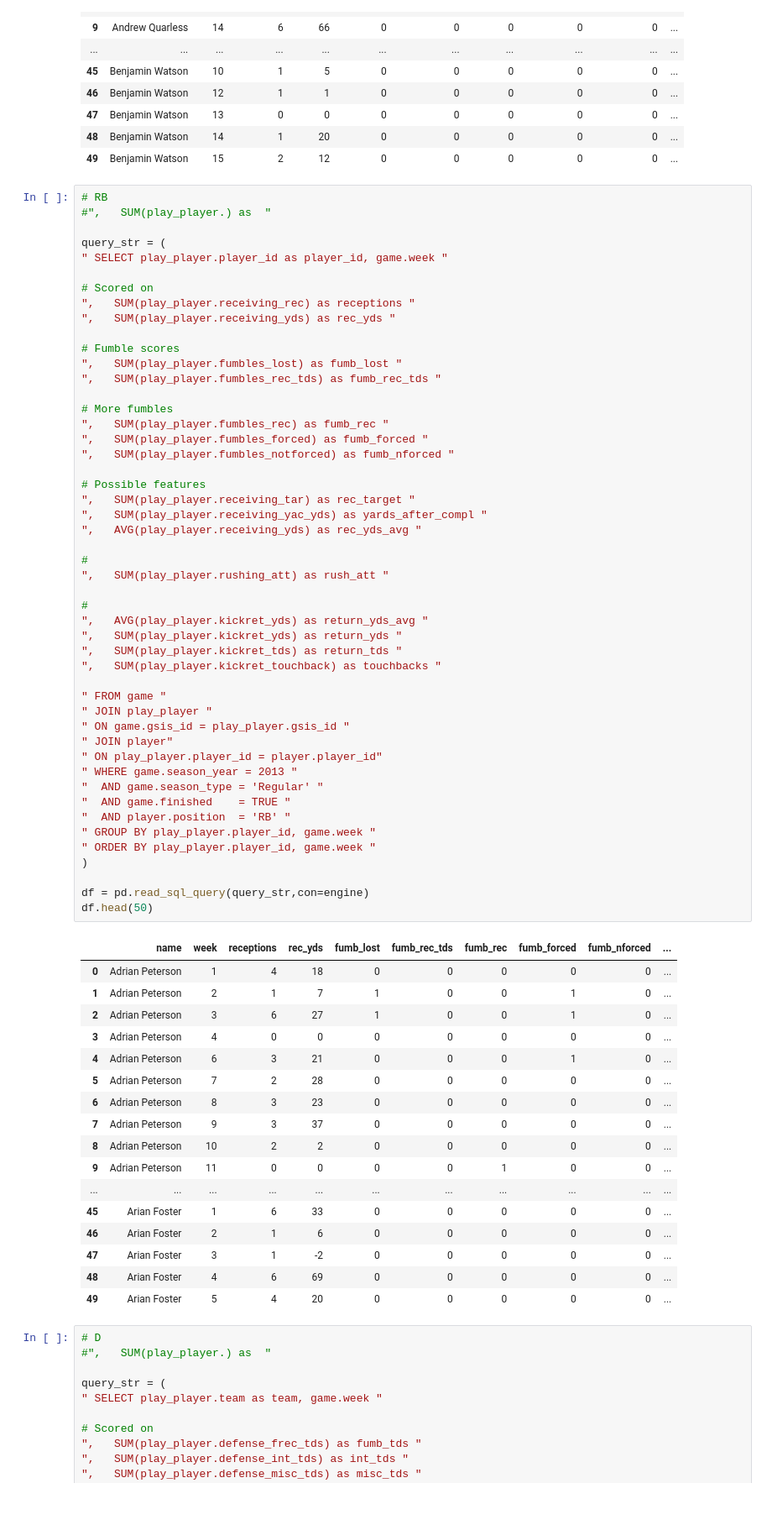
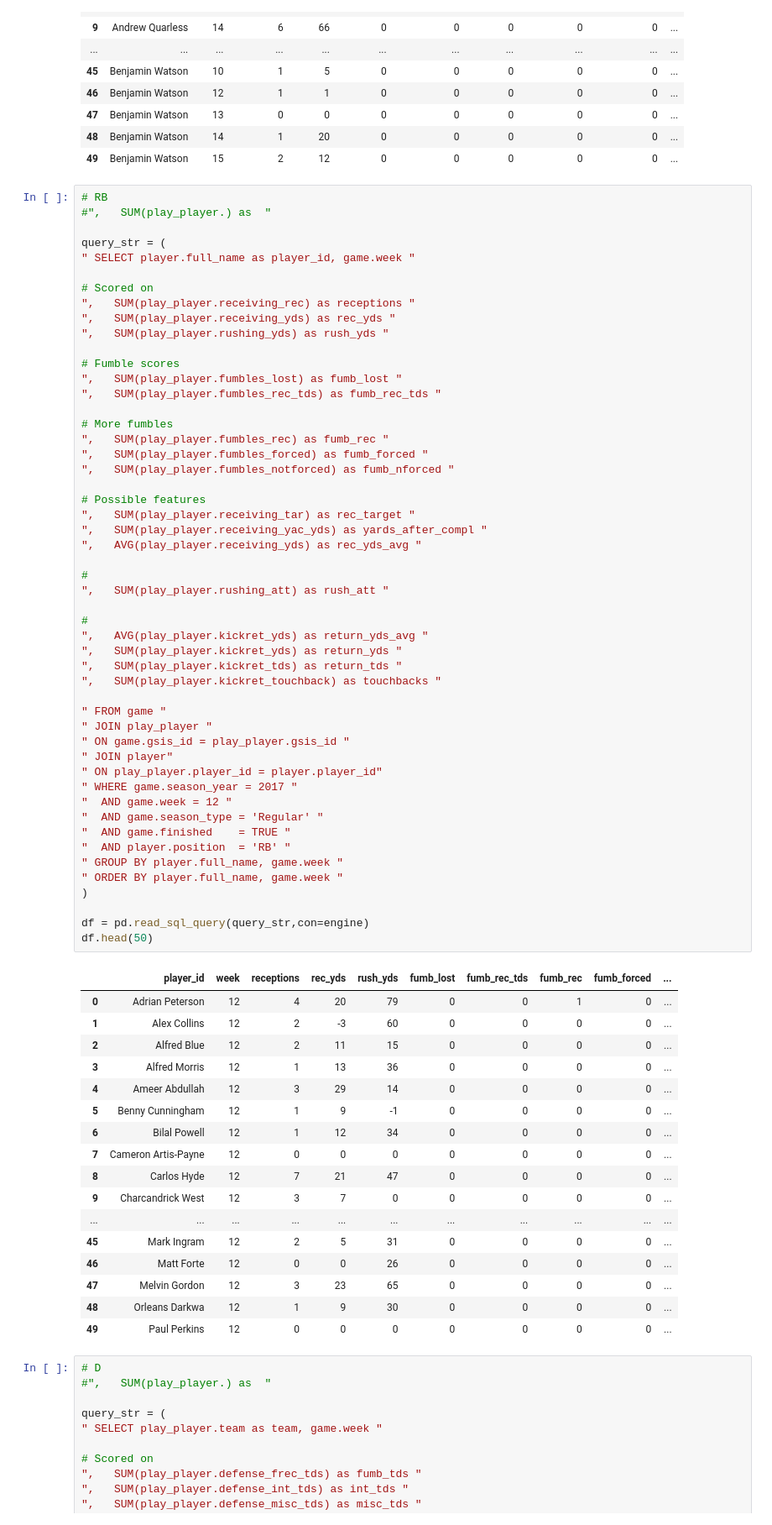
Before and after one commit to markertsean/Fantasy_Football, a Jupyter notebook: stats_generation/generate_sql.ipynb, the cells around one changed output. Shown: that part at 84% size. Saved outputs shown, nothing was run; the diff lists cells and outputs as text.

```diff
--- a/stats_generation/generate_sql.ipynb
+++ b/stats_generation/generate_sql.ipynb
@@ -334,11 +447,12 @@ df.head(50)
 #",   SUM(play_player.) as  "
 
 query_str = (
-" SELECT play_player.player_id as player_id, game.week "
+" SELECT player.full_name as player_id, game.week "
 
 # Scored on
 ",   SUM(play_player.receiving_rec) as receptions "
 ",   SUM(play_player.receiving_yds) as rec_yds "
+",   SUM(play_player.rushing_yds) as rush_yds "
 
 # Fumble scores
 ",   SUM(play_player.fumbles_lost) as fumb_lost "
@@ -349,53 +463,54 @@ query_str = (
 ",   SUM(play_player.fumbles_forced) as fumb_forced "
 ",   SUM(play_player.fumbles_notforced) as fumb_nforced "
 
 # Possible features
 ",   SUM(play_player.receiving_tar) as rec_target "
 ",   SUM(play_player.receiving_yac_yds) as yards_after_compl "
 ",   AVG(play_player.receiving_yds) as rec_yds_avg "
 
 #
 ",   SUM(play_player.rushing_att) as rush_att "
 
 #
 ",   AVG(play_player.kickret_yds) as return_yds_avg "
 ",   SUM(play_player.kickret_yds) as return_yds "
 ",   SUM(play_player.kickret_tds) as return_tds "
 ",   SUM(play_player.kickret_touchback) as touchbacks "
 
 " FROM game "
 " JOIN play_player "
 " ON game.gsis_id = play_player.gsis_id "
 " JOIN player"
 " ON play_player.player_id = player.player_id"
-" WHERE game.season_year = 2013 "
+" WHERE game.season_year = 2017 "
+"  AND game.week = 12 "
 "  AND game.season_type = 'Regular' "
 "  AND game.finished    = TRUE "
 "  AND player.position  = 'RB' "
-" GROUP BY play_player.player_id, game.week "
-" ORDER BY play_player.player_id, game.week "
+" GROUP BY player.full_name, game.week "
+" ORDER BY player.full_name, game.week "
 )
 
 df = pd.read_sql_query(query_str,con=engine)
 df.head(50)
 # %% [output]
-|  | name | week | receptions | rec_yds | fumb_lost | fumb_rec_tds | fumb_rec | fumb_forced | fumb_nforced | ... |
-| 0 | Adrian Peterson | 1 | 4 | 18 | 0 | 0 | 0 | 0 | 0 | ... |
-| 1 | Adrian Peterson | 2 | 1 | 7 | 1 | 0 | 0 | 1 | 0 | ... |
-| 2 | Adrian Peterson | 3 | 6 | 27 | 1 | 0 | 0 | 1 | 0 | ... |
-| 3 | Adrian Peterson | 4 | 0 | 0 | 0 | 0 | 0 | 0 | 0 | ... |
-| 4 | Adrian Peterson | 6 | 3 | 21 | 0 | 0 | 0 | 1 | 0 | ... |
-| 5 | Adrian Peterson | 7 | 2 | 28 | 0 | 0 | 0 | 0 | 0 | ... |
-| 6 | Adrian Peterson | 8 | 3 | 23 | 0 | 0 | 0 | 0 | 0 | ... |
-| 7 | Adrian Peterson | 9 | 3 | 37 | 0 | 0 | 0 | 0 | 0 | ... |
-| 8 | Adrian Peterson | 10 | 2 | 2 | 0 | 0 | 0 | 0 | 0 | ... |
-| 9 | Adrian Peterson | 11 | 0 | 0 | 0 | 0 | 1 | 0 | 0 | ... |
+|  | player_id | week | receptions | rec_yds | rush_yds | fumb_lost | fumb_rec_tds | fumb_rec | fumb_forced | ... |
+| 0 | Adrian Peterson | 12 | 4 | 20 | 79 | 0 | 0 | 1 | 0 | ... |
+| 1 | Alex Collins | 12 | 2 | -3 | 60 | 0 | 0 | 0 | 0 | ... |
+| 2 | Alfred Blue | 12 | 2 | 11 | 15 | 0 | 0 | 0 | 0 | ... |
+| 3 | Alfred Morris | 12 | 1 | 13 | 36 | 0 | 0 | 0 | 0 | ... |
+| 4 | Ameer Abdullah | 12 | 3 | 29 | 14 | 0 | 0 | 0 | 0 | ... |
+| 5 | Benny Cunningham | 12 | 1 | 9 | -1 | 0 | 0 | 0 | 0 | ... |
+| 6 | Bilal Powell | 12 | 1 | 12 | 34 | 0 | 0 | 0 | 0 | ... |
+| 7 | Cameron Artis-Payne | 12 | 0 | 0 | 0 | 0 | 0 | 0 | 0 | ... |
+| 8 | Carlos Hyde | 12 | 7 | 21 | 47 | 0 | 0 | 0 | 0 | ... |
+| 9 | Charcandrick West | 12 | 3 | 7 | 0 | 0 | 0 | 0 | 0 | ... |
 | ... | ... | ... | ... | ... | ... | ... | ... | ... | ... | ... |
-| 45 | Arian Foster | 1 | 6 | 33 | 0 | 0 | 0 | 0 | 0 | ... |
-| 46 | Arian Foster | 2 | 1 | 6 | 0 | 0 | 0 | 0 | 0 | ... |
-| 47 | Arian Foster | 3 | 1 | -2 | 0 | 0 | 0 | 0 | 0 | ... |
-| 48 | Arian Foster | 4 | 6 | 69 | 0 | 0 | 0 | 0 | 0 | ... |
-| 49 | Arian Foster | 5 | 4 | 20 | 0 | 0 | 0 | 0 | 0 | ... |
+| 45 | Mark Ingram | 12 | 2 | 5 | 31 | 0 | 0 | 0 | 0 | ... |
+| 46 | Matt Forte | 12 | 0 | 0 | 26 | 0 | 0 | 0 | 0 | ... |
+| 47 | Melvin Gordon | 12 | 3 | 23 | 65 | 0 | 0 | 0 | 0 | ... |
+| 48 | Orleans Darkwa | 12 | 1 | 9 | 30 | 0 | 0 | 0 | 0 | ... |
+| 49 | Paul Perkins | 12 | 0 | 0 | 0 | 0 | 0 | 0 | 0 | ... |
 # %%
 # D
 #",   SUM(play_player.) as  "
```
Also changed, not shown: parts of 3 cells of this notebook.
